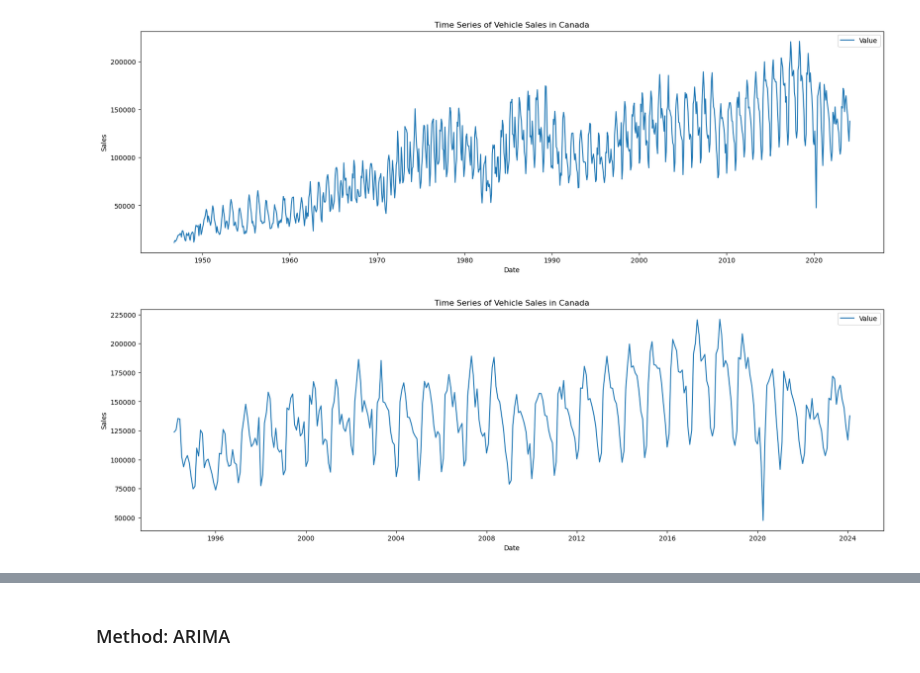
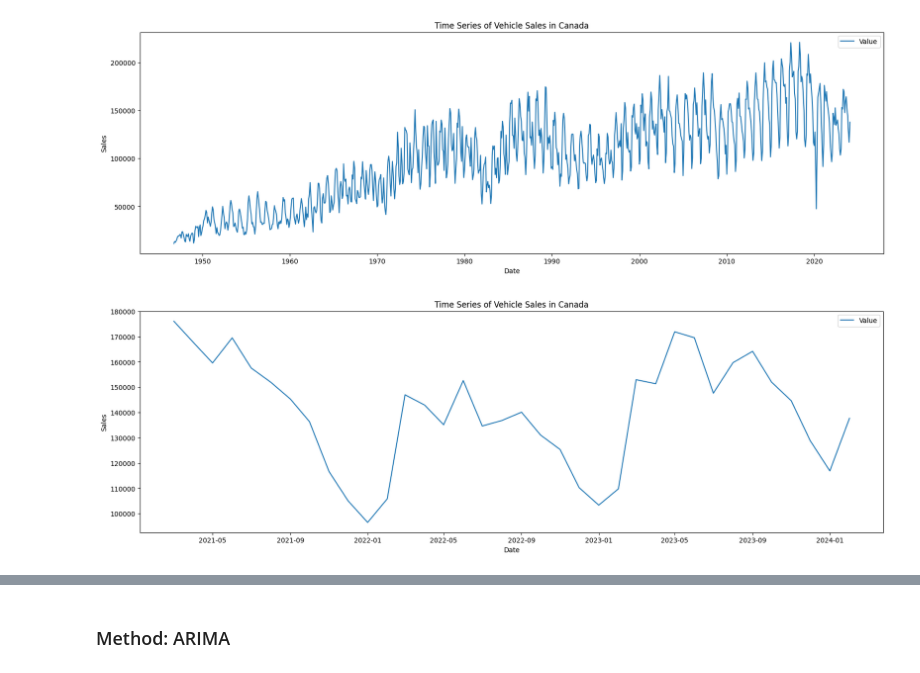
Before and after one commit to CLIUKELLY/Canadian-Car-Sales-Forecasting, a Jupyter notebook: ARIMA Forecasting.ipynb, the cells around one changed output, grey strips where cells are left out. Cells and saved outputs as stored; diff of their text form; code cells hidden in the pictures.

```diff
--- a/ARIMA Forecasting.ipynb
+++ b/ARIMA Forecasting.ipynb
@@ -205,7 +227,7 @@ ts_data_canada = data_canada[['REF_DATE', 'VALUE']].set_index('REF_DATE')
 # 检查缺失值
 print(ts_data_canada.isnull().sum())
 # 如果有缺失值，可以用插值法填充
-ts_data_canada['VALUE'] = ts_data_canada['VALUE'].interpolate(method='linear')
+# ts_data_canada['VALUE'] = ts_data_canada['VALUE'].interpolate(method='linear')
 # %% [output]
 VALUE    0
 dtype: int64
@@ -222,14 +244,14 @@ plt.show()
 # %% [output]
 [figure]
 # %%
-ts_data_last_36_mths = ts_data_canada.tail(360)
+ts_data_last_36_mths = ts_data_canada.tail(36)
 
 plt.figure(figsize=(20, 6))
 plt.plot(ts_data_last_36_mths.index, ts_data_last_36_mths['VALUE'], label='Value')
 plt.title('Time Series of Vehicle Sales in Canada')
 plt.xlabel('Date')
 plt.ylabel('Sales')
 plt.legend()
 plt.show()
 # %% [output]
-[figure, old version]
+[figure, new version]
```
Also changed, not shown: parts of 7 cells of this notebook, 22 other files.
